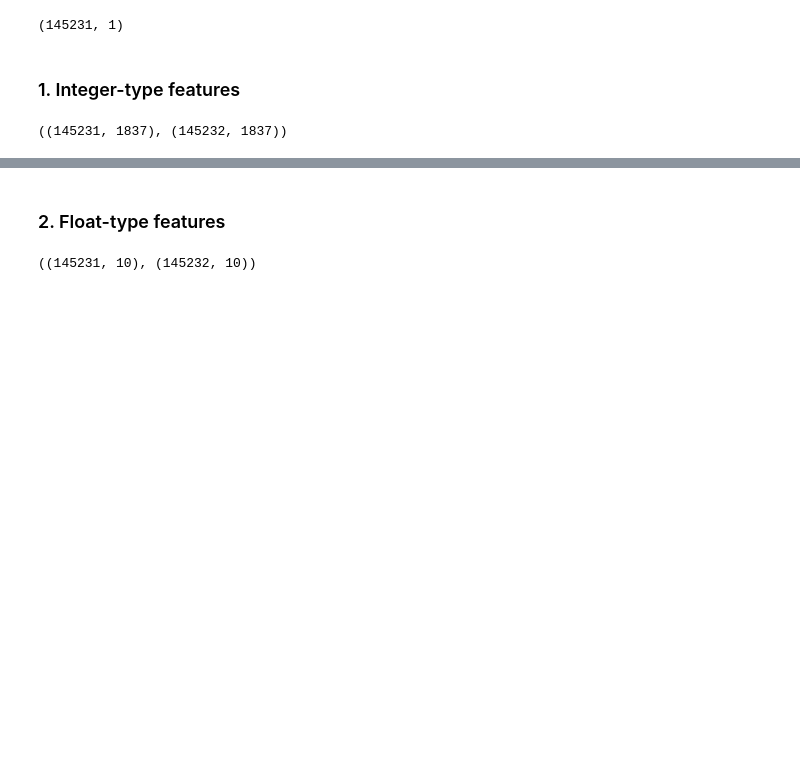
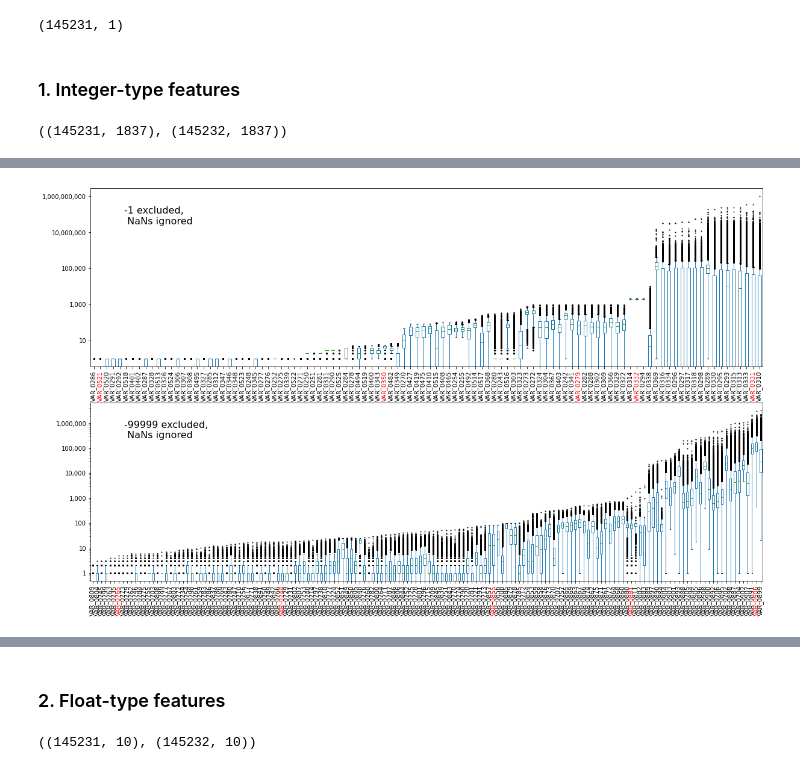
Before and after one commit to robertc2020/Capstone_Project_2-Customer_Churn, a Jupyter notebook: exploratory_data_analysis.ipynb, the cells around one changed output, grey strips where cells are left out. Drawn from its saved outputs; the diff is of its cells as text; code cells hidden in the pictures; blank space fills up the shorter version.

```diff
--- a/exploratory_data_analysis.ipynb
+++ b/exploratory_data_analysis.ipynb
@@ -35,8 +35,8 @@ Let's start with missing values encoded with -1 and -99999. They populate high n
 dfi_min = dfi.min()
 
 cols_a = dfi_min[dfi_min == -1].index
-print(len(cols_a))
+print(len(cols_a),'columns')
 
-dfi_a = dfi[cols_a][dfi[cols_a] != -1]
+dfi_a = dfi[cols_a][dfi[cols_a] > -1]
 set(dfi_a.min())
 # %% [output]
@@ -47,7 +47,7 @@ The smallest is a zero. OK. Let's do the same for columns with -99999. Let's sel
 # %%
 cols_b = dfi_min[dfi_min == -99999].index
-print('N columns = ',len(cols_b))
+print(len(cols_b),'columns')
 
-dfi_b = dfi[cols_b][dfi[cols_b] != -99999]
+dfi_b = dfi[cols_b][dfi[cols_b] > -99999]
 set(dfi_b.min())
 # %% [output]
@@ -109,0 +72,24 @@ __MORE TO COME__
+# %%
+fig, ax = plt.subplots(2,1,figsize=(20,12))
+
+cols_a_sorted = dfi_a.max().sort_values().index
+cols_b_sorted = dfi_b.max().sort_values().index
+
+dfi_a[cols_a_sorted].plot.box(ax=ax[0],flierprops=dict(markersize=1))
+dfi_b[cols_b_sorted].plot.box(ax=ax[1],flierprops=dict(markersize=1))
+
+cols_to_plot = [['VAR_0521','VAR_0350','VAR_0279','VAR_0332','VAR_0331'],
+                ['VAR_0765','VAR_0744','VAR_0855','VAR_0881','VAR_0906']]
+
+for i in range(len(ax)):
+
+    ax[i].set_yscale('log')
+    ax[i].yaxis.set_major_formatter(ticker.FuncFormatter(lambda x, p: format(int(x), ',')))
+    ax[i].set_xticklabels(ax[i].get_xticklabels(),rotation = 90)
+    ax[i].text(0.05, 0.8, ('-1' if i<1 else '-99999') + ' excluded,\n NaNs ignored', transform=ax[i].transAxes,fontsize=16)
+
+    for pos, lab in zip(ax[i].get_xticks(),ax[i].get_xticklabels()):
+        if lab.get_text() in cols_to_plot[i]:
+            ax[i].get_xticklabels()[pos-1].set_color("red")
+# %% [output]
+[figure, added]
```
Also changed, not shown: parts of 100 cells of this notebook, 1 other file.
